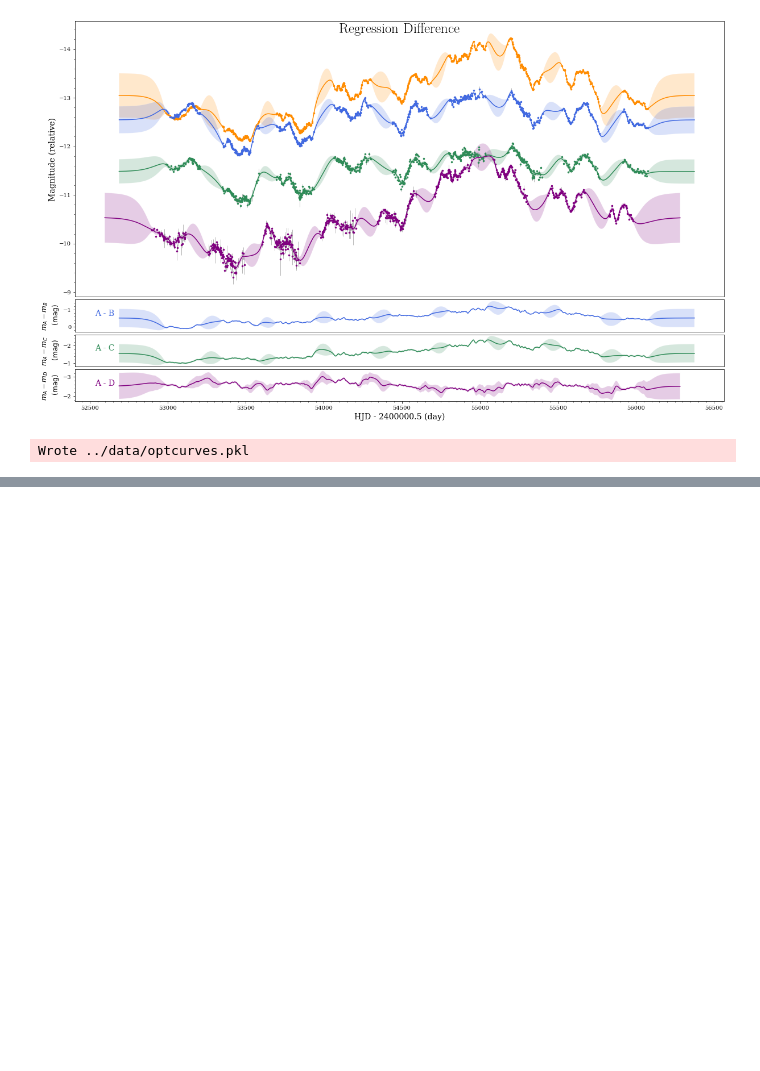
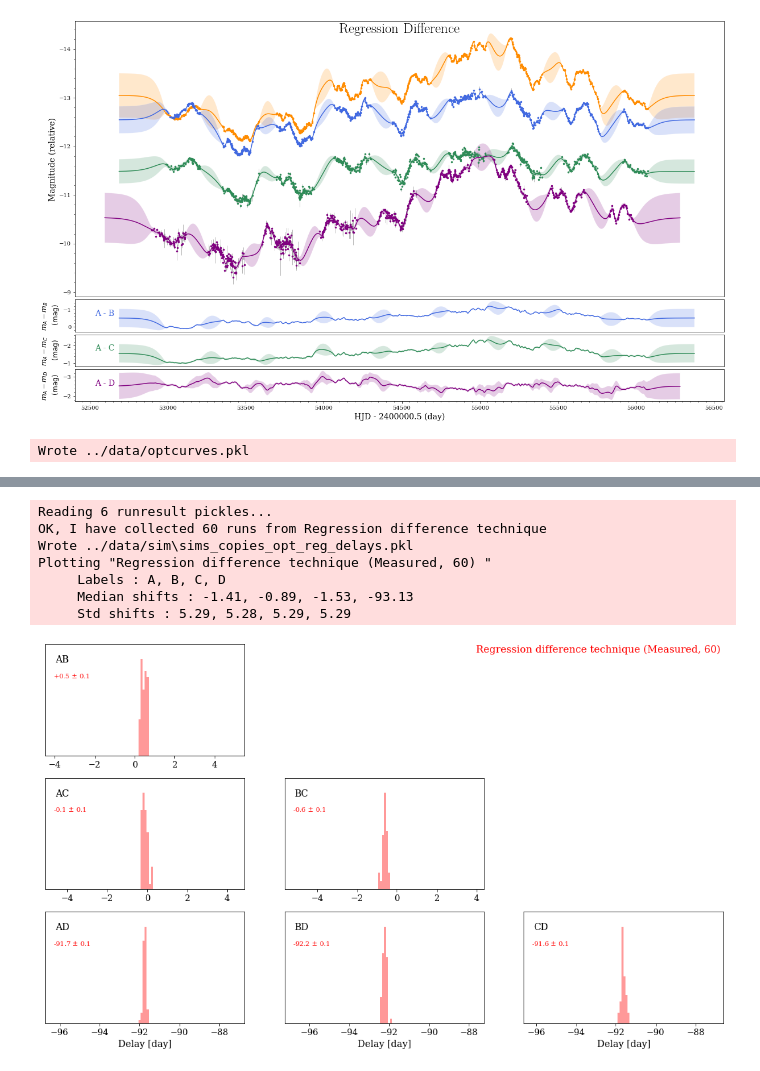
Before and after one commit to AlexandreAdam/rxj1131, a Jupyter notebook: notebooks/timedelays.ipynb, the cells around one changed output, grey strips where cells are left out. Cells and saved outputs as stored; diff of their text form; code cells hidden in the pictures; blank space fills up the shorter version.

```diff
--- a/notebooks/timedelays.ipynb
+++ b/notebooks/timedelays.ipynb
@@ -195,0 +199,15 @@ Wrote ../data/sim\sims_copies_opt_reg\2_1614809416.46488_runresults.pkl
+# %%
+dataresults = [
+    pycs3.sim.run.collect(directory=os.path.join(simfolder, 'sims_copies_opt_reg'), plotcolour='red', name='Regression difference technique')
+]
+
+pycs3.sim.plot.hists(dataresults, r=5.0, nbins=100, showqs=False, dataout=True, usemedian=True, outdir=simfolder)
+# %% [output]
+Reading 6 runresult pickles...
+OK, I have collected 60 runs from Regression difference technique
+Wrote ../data/sim\sims_copies_opt_reg_delays.pkl
+Plotting "Regression difference technique (Measured, 60) "
+     Labels : A, B, C, D
+     Median shifts : -1.41, -0.89, -1.53, -93.13
+     Std shifts : 5.29, 5.28, 5.29, 5.29
+[figure, added]
```
Also changed, not shown: parts of 6 cells of this notebook, 12 other files.
